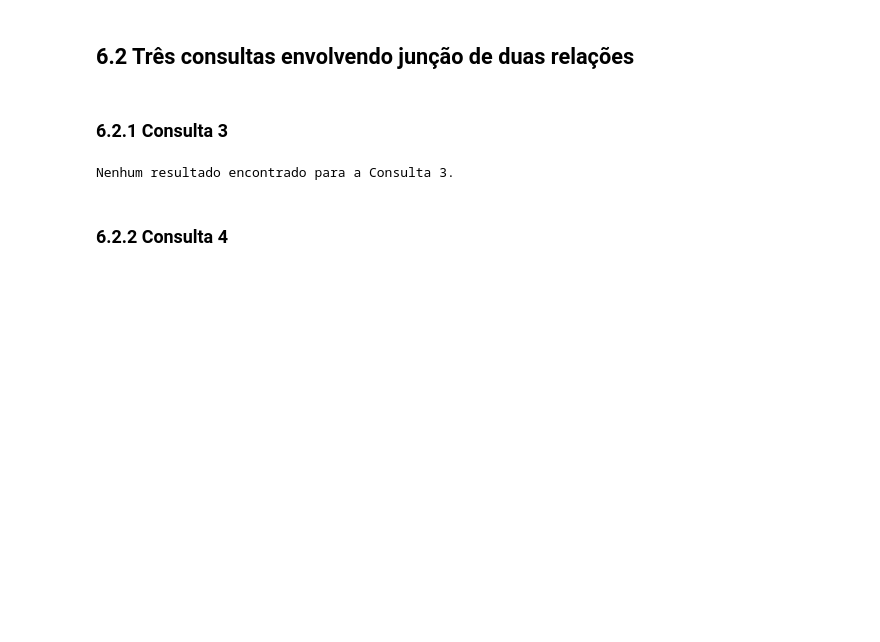
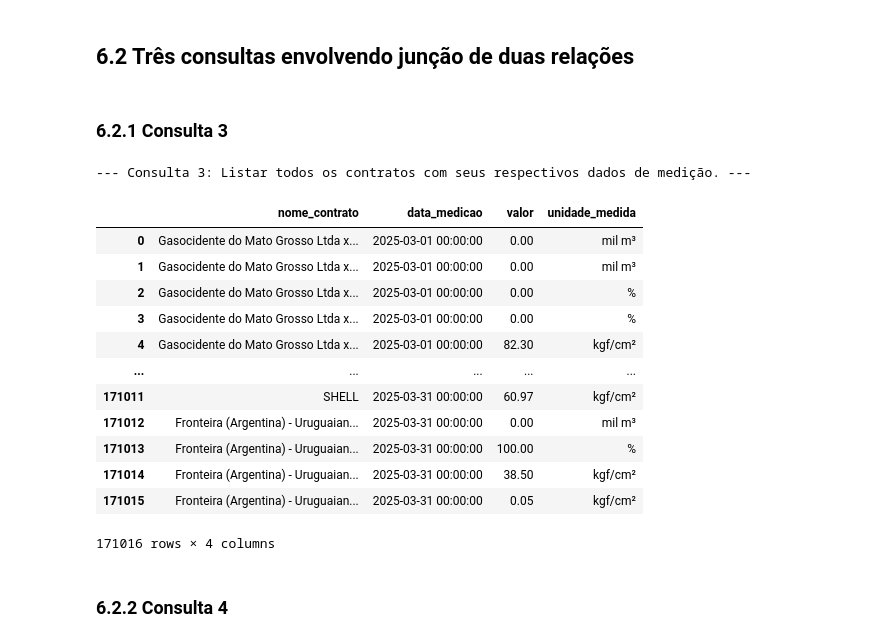
Before and after one commit to RaphaelLeivas/ibd-2025-1, a Jupyter notebook: TP2/tp2_template.ipynb, the cells around one changed output. Drawn from its saved outputs; the diff is of its cells as text; code cells hidden in the pictures; blank space fills up the shorter version.

Commit message:
padroniza consultas de 1 a 6 com pandas, funcionando

```diff
--- a/TP2/tp2_template.ipynb
+++ b/TP2/tp2_template.ipynb
@@ -147,31 +121,48 @@ conn.close()
 # %% [markdown]
 ### 6.2.1 Consulta 3
 # %%
-# Consulta 3: Listar todos os contratos com seus respectivos dados de medição.
+print("--- Consulta 3: Listar todos os contratos com seus respectivos dados de medição. ---")
+
 conn = sqlite3.connect('gas_data.db')
+
 query3 = """
-SELECT
+SELECT DISTINCT
     C.nome_contrato,
     M.data_medicao,
     M.valor,
-    C.codigo_carregador,
-    M.codigo_instalacao_transporte
+    V.unidade_medida
 FROM
     Contrato AS C
 INNER JOIN
-    Medicao AS M ON C.codigo_carregador = M.codigo_carregador;
+    Instalacao_Transporte as IT ON IT.codigo_instalacao_transporte = C.codigo_instalacao_transporte
+INNER JOIN
+    Instalacao_Gasoduto as IG ON IG.codigo_instalacao_transporte = IT.codigo_instalacao_transporte
+INNER JOIN
+    Medicao as M ON M.codigo_instalacao_gasoduto = IG.codigo_instalacao_gasoduto
+INNER JOIN
+    Variavel as V ON M.nome_variavel = V.nome_variavel
 """
-cursor3 = conn.execute(query3)
-results3 = cursor3.fetchall()
 
-if results3:
-    cols3 = [description[0] for description in cursor3.description]
-    df3 = pd.DataFrame(results3, columns=cols3)
-    print(df3)
-else:
-    print("Nenhum resultado encontrado para a Consulta 3.")
+df3 = pd.read_sql_query(query3, conn)
+
+conn.close()
+
+df3
 # %% [output]
-Nenhum resultado encontrado para a Consulta 3.
+--- Consulta 3: Listar todos os contratos com seus respectivos dados de medição. ---
+|  | nome_contrato | data_medicao | valor | unidade_medida |
+| 0 | Gasocidente do Mato Grosso Ltda x... | 2025-03-01 00:00:00 | 0.00 | mil m³ |
+| 1 | Gasocidente do Mato Grosso Ltda x... | 2025-03-01 00:00:00 | 0.00 | mil m³ |
+| 2 | Gasocidente do Mato Grosso Ltda x... | 2025-03-01 00:00:00 | 0.00 | % |
+| 3 | Gasocidente do Mato Grosso Ltda x... | 2025-03-01 00:00:00 | 0.00 | % |
+| 4 | Gasocidente do Mato Grosso Ltda x... | 2025-03-01 00:00:00 | 82.30 | kgf/cm² |
+| ... | ... | ... | ... | ... |
+| 171011 | SHELL | 2025-03-31 00:00:00 | 60.97 | kgf/cm² |
+| 171012 | Fronteira (Argentina) - Uruguaian... | 2025-03-31 00:00:00 | 0.00 | mil m³ |
+| 171013 | Fronteira (Argentina) - Uruguaian... | 2025-03-31 00:00:00 | 100.00 | % |
+| 171014 | Fronteira (Argentina) - Uruguaian... | 2025-03-31 00:00:00 | 38.50 | kgf/cm² |
+| 171015 | Fronteira (Argentina) - Uruguaian... | 2025-03-31 00:00:00 | 0.05 | kgf/cm² |
+171016 rows × 4 columns
 # %% [markdown]
 ### 6.2.2 Consulta 4
 # %%
```
Also changed, not shown: parts of 7 cells of this notebook, 2 other files.
